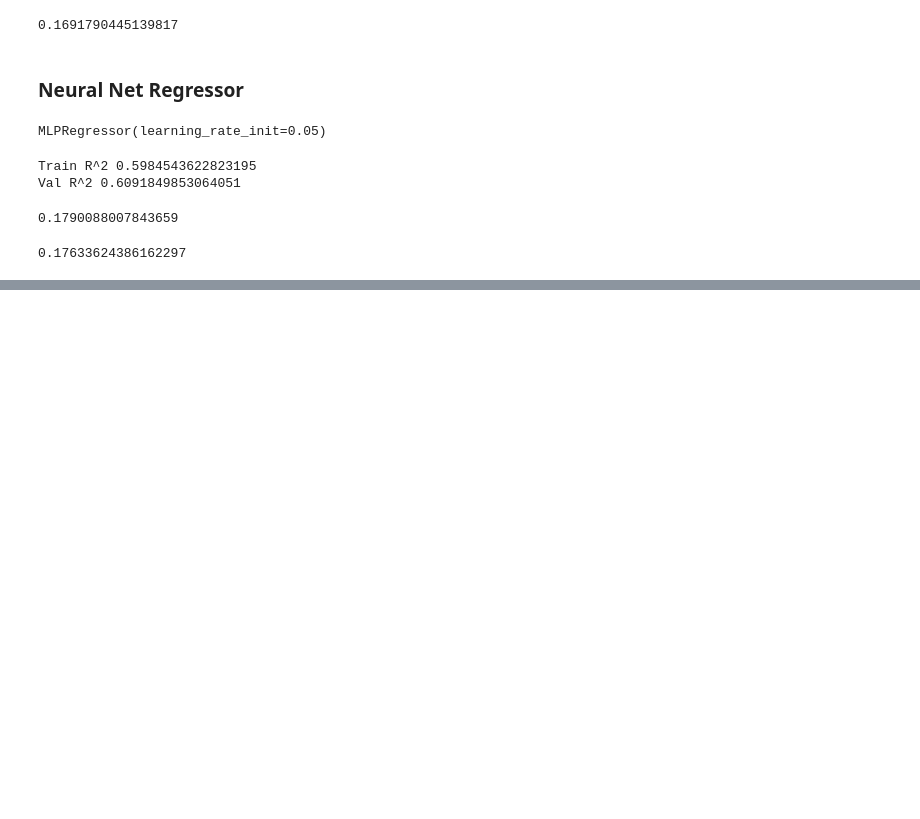
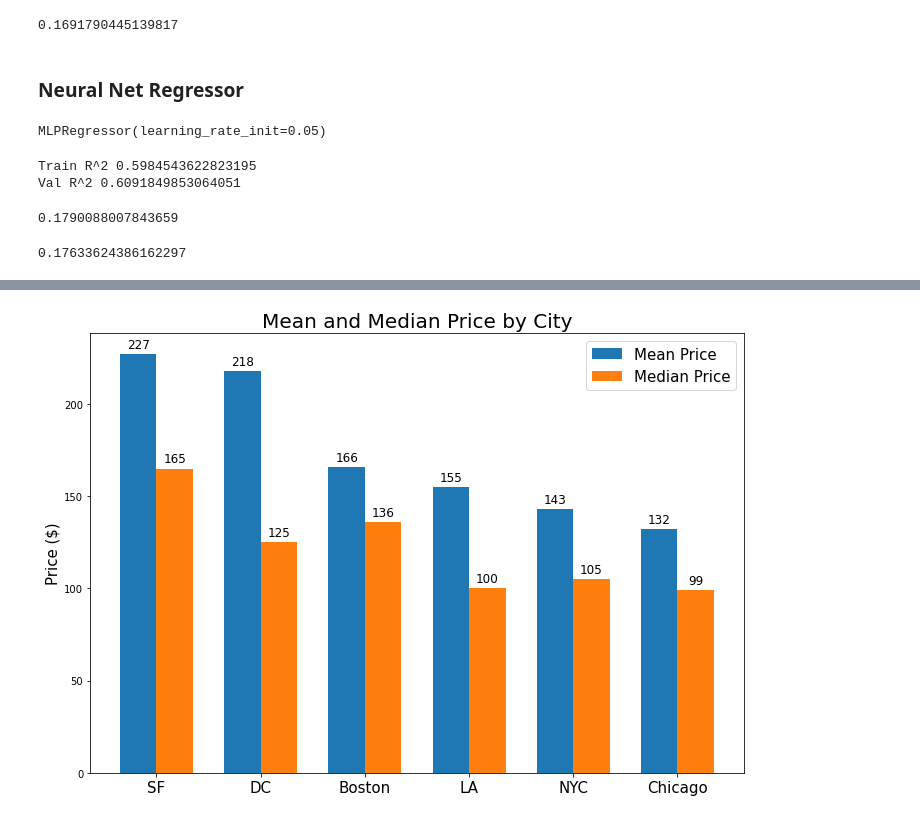
Before and after one commit to nikhil-bhargava/ids-705-final-project, a Jupyter notebook: notebooks/nikhil-eda.ipynb, the cells around one changed output, grey strips where cells are left out. Saved outputs shown, nothing was run; the diff lists cells and outputs as text; code cells hidden in the pictures; blank space fills up the shorter version.

```diff
--- a/notebooks/nikhil-eda.ipynb
+++ b/notebooks/nikhil-eda.ipynb
@@ -256,0 +261,6 @@ mean_squared_error(y_val, y_pred_nn)
+# %%
+# load data
+airbnb = pd.read_csv('../data/raw/us-train.csv')
+# %%
+# load log price of data
+airbnb['price'] = np.exp(airbnb['log_price'])
@@ -256,0 +279,45 @@ mean_squared_error(y_val, y_pred_nn)
+# %%
+bnb_mean = airbnb.groupby(['city'])['price'].mean().sort_values(ascending=False).to_dict()
+# bnb_med = airbnb.groupby(['city'])['price'].median().sort_values(ascending=True).to_dict()
+bnb_med = {'SF': 165, 'DC':125, 'Boston':136, 'LA':100, 'NYC':105, 'Chicago':99}
+
+labels = list(bnb_mean.keys())
+bnb_mean = np.array(list(bnb_mean.values()))
+bnb_med = np.array(list(bnb_med.values()))
+bnb_mean = np.around(bnb_mean).astype(int)
+bnb_med = np.around(bnb_med).astype(int)
+# %%
+# plot mean and median of airbnb data
+x = np.arange(len(labels))  # the label locations
+width = 0.35  # the width of the bars
+
+fig, ax = plt.subplots(figsize = (10, 7))
+rects1 = ax.bar(x - width/2, bnb_mean, width, label='Mean Price')
+rects2 = ax.bar(x + width/2, bnb_med, width, label='Median Price')
+
+# Add some text for labels, title and custom x-axis tick labels, etc.
+ax.set_ylabel('Price ($)', fontsize=15)
+ax.set_title('Mean and Median Price by City', fontsize=20)
+ax.set_xticks(x)
+ax.set_xticklabels(labels, fontsize=15)
+ax.legend(fontsize=15)
+
+def autolabel(rects):
+    """Attach a text label above each bar in *rects*, displaying its height."""
+    for rect in rects:
+        height = rect.get_height()
+        ax.annotate('{}'.format(height),
+                    xy=(rect.get_x() + rect.get_width() / 2, height),
+                    xytext=(0, 3),  # 3 points vertical offset
+                    textcoords="offset points",
+                    ha='center', va='bottom', fontsize=12)
+
+
+autolabel(rects1)
+autolabel(rects2)
+
+fig.tight_layout()
+
+plt.show()
+# %% [output]
+[figure, added]
```
Also changed, not shown: parts of 3 cells of this notebook, 9 other files.
